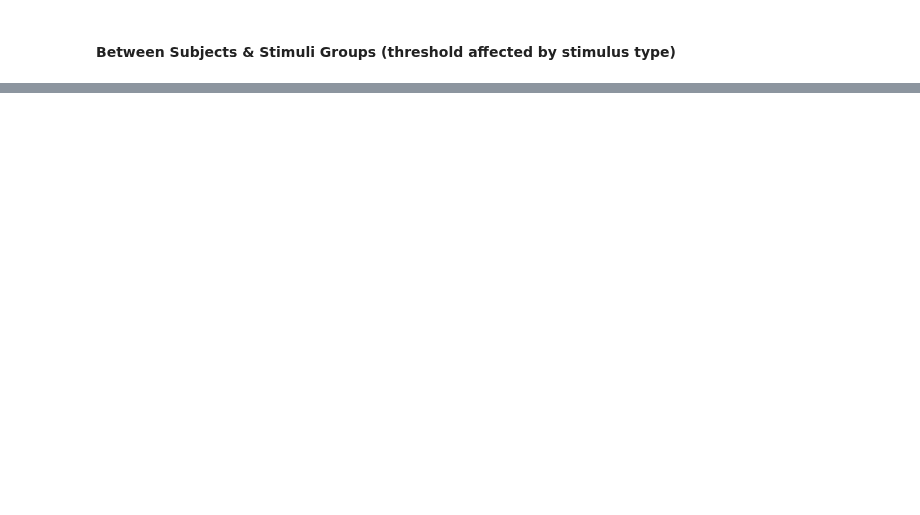
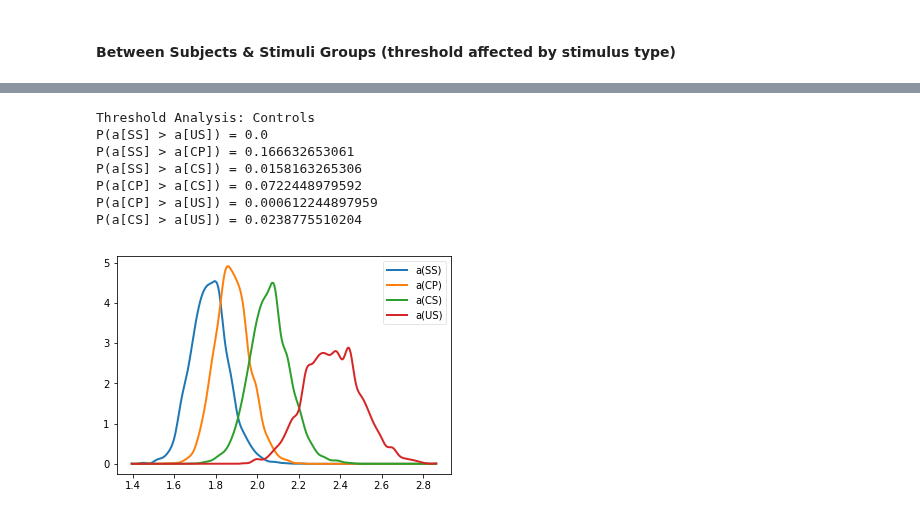
Before and after one commit to CPernet/LanguageDecision, a Jupyter notebook: language_decision/language_decision_model.ipynb, the cells around one changed output, grey strips where cells are left out. Saved outputs shown, nothing was run; the diff lists cells and outputs as text; code cells hidden in the pictures; blank space fills up the shorter version.

```diff
--- a/language_decision/language_decision_model.ipynb
+++ b/language_decision/language_decision_model.ipynb
@@ -182,0 +329,21 @@ hddm.analyze.plot_posterior_nodes([pilot_aCP, controls_aCP, patients_aCP])
+# %%
+controls_aSS, controls_aCP, controls_aCS, controls_aUS = controls_model_threshold.nodes_db.node[['a(SS)', 'a(CP)', 'a(CS)', 'a(US)']]
+
+hddm.analyze.plot_posterior_nodes([controls_aSS, controls_aCP, controls_aCS, controls_aUS])
+
+print("Threshold Analysis: Controls")
+print('P(a[SS] > a[US]) = ' + str((controls_aSS.trace() > controls_aUS.trace()).mean()))
+print('P(a[SS] > a[CP]) = ' + str((controls_aSS.trace() > controls_aCP.trace()).mean()))
+print('P(a[SS] > a[CS]) = ' + str((controls_aSS.trace() > controls_aCS.trace()).mean()))
+print('P(a[CP] > a[CS]) = ' + str((controls_aCP.trace() > controls_aCS.trace()).mean()))
+print('P(a[CP] > a[US]) = ' + str((controls_aCP.trace() > controls_aUS.trace()).mean()))
+print('P(a[CS] > a[US]) = ' + str((controls_aCS.trace() > controls_aUS.trace()).mean()))
+# %% [output]
+Threshold Analysis: Controls
+P(a[SS] > a[US]) = 0.0
+P(a[SS] > a[CP]) = 0.166632653061
+P(a[SS] > a[CS]) = 0.0158163265306
+P(a[CP] > a[CS]) = 0.0722448979592
+P(a[CP] > a[US]) = 0.000612244897959
+P(a[CS] > a[US]) = 0.0238775510204
+[figure, added]
```
Also changed, not shown: parts of 32 cells of this notebook.
